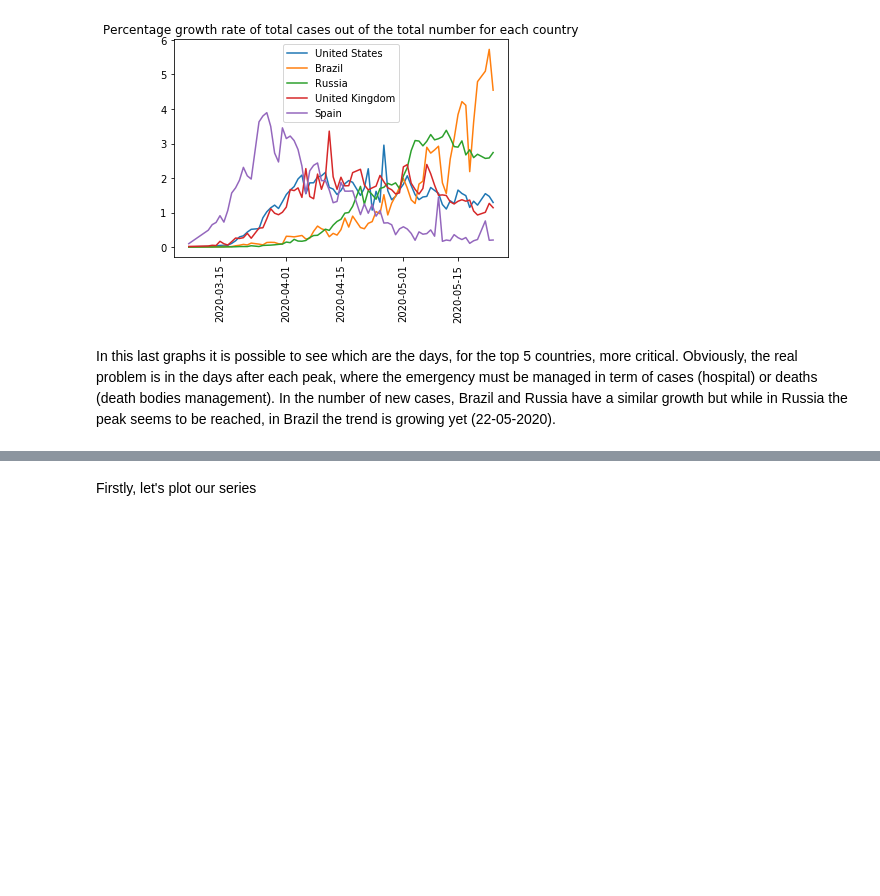
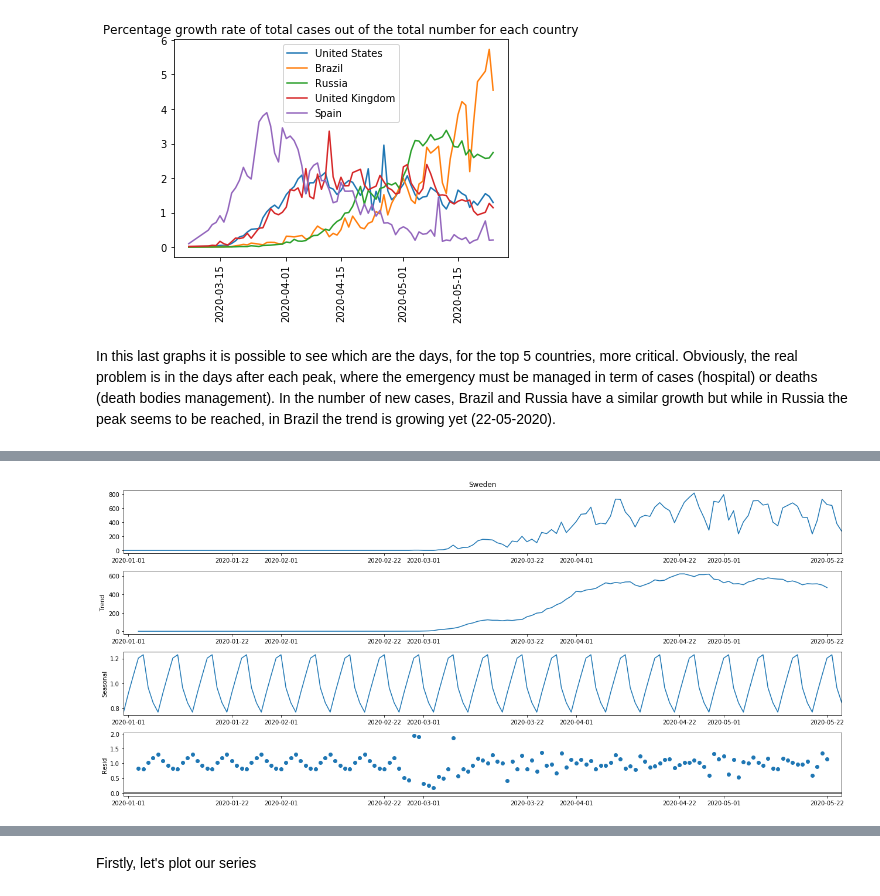
Before and after one commit to Mattia81/DataScienceForBusiness, a Jupyter notebook: COVID19_analysis/COVID19_analysis.ipynb, the cells around one changed output, grey strips where cells are left out. Saved outputs shown, nothing was run; the diff lists cells and outputs as text; code cells hidden in the pictures; blank space fills up the shorter version.

```diff
--- a/COVID19_analysis/COVID19_analysis.ipynb
+++ b/COVID19_analysis/COVID19_analysis.ipynb
@@ -1258,0 +798,9 @@ In this section, we will try to forecast the cases series of the Sweden. Since n
+# %%
+#Decompose the serie
+rcParams['figure.figsize'] = 18, 8
+df_matrix_new_cases['Sweden'] = df_matrix_new_cases['Sweden'].replace(0, 1)
+decomposition = sm.tsa.seasonal_decompose(df_matrix_new_cases['Sweden'], model='multiplicative')
+fig = decomposition.plot()
+plt.show()
+# %% [output]
+[figure, added]
```
Also changed, not shown: parts of 95 cells of this notebook.
